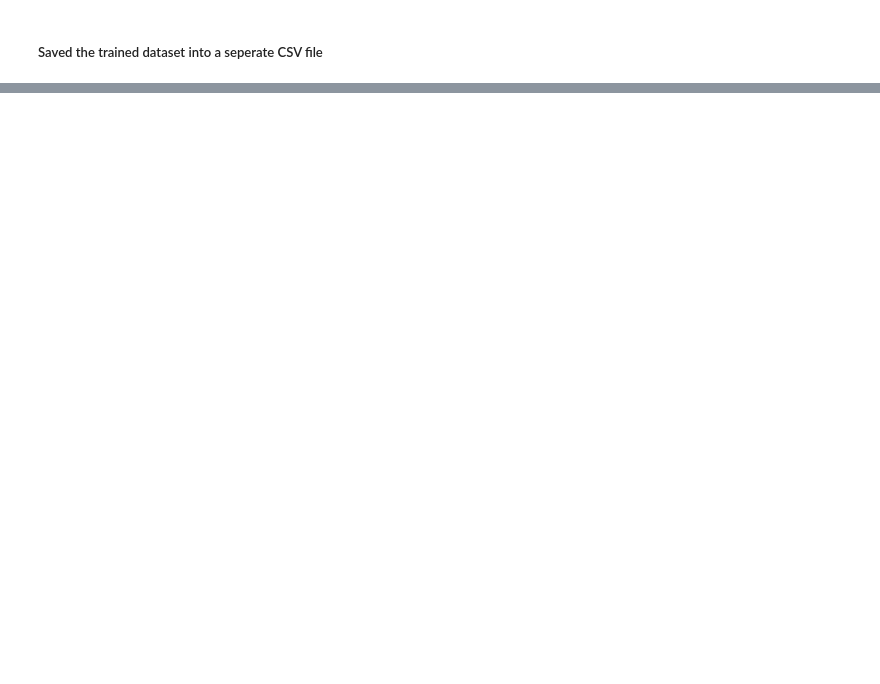
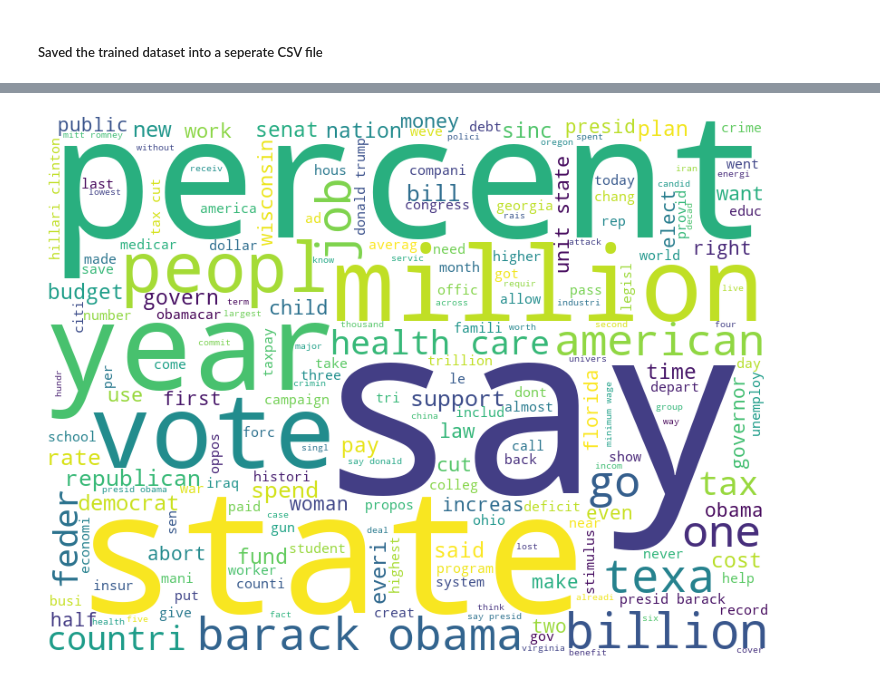
Before and after one commit to mal258/machinelearning258, a Jupyter notebook: alternus_vera/Invincibles_Alternus_Vera_Iteration1.ipynb, the cells around one changed output, grey strips where cells are left out. Cells and saved outputs as stored; diff of their text form; code cells hidden in the pictures; blank space fills up the shorter version.

```diff
--- a/alternus_vera/Invincibles_Alternus_Vera_Iteration1.ipynb
+++ b/alternus_vera/Invincibles_Alternus_Vera_Iteration1.ipynb
@@ -2113,0 +404,4 @@ accuracy= 0.7368421052631579
+# %%
+word_cloud(' '.join(test_news_df['clean']))
+# %% [output]
+[figure, added]
```
Also changed, not shown: parts of 164 cells of this notebook.
